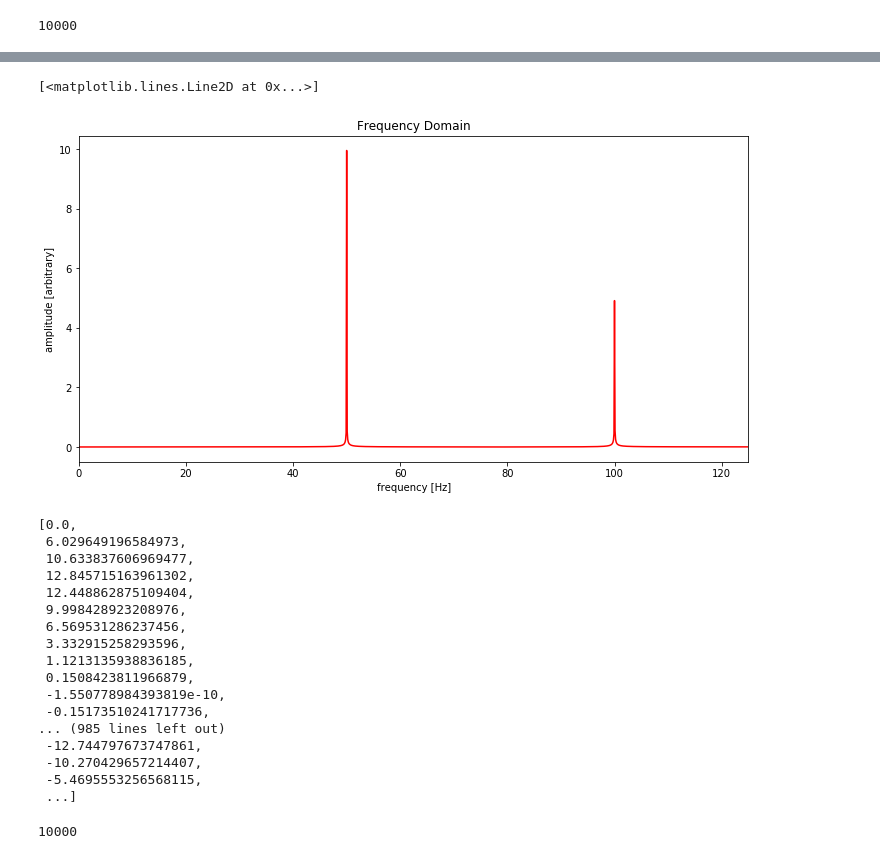
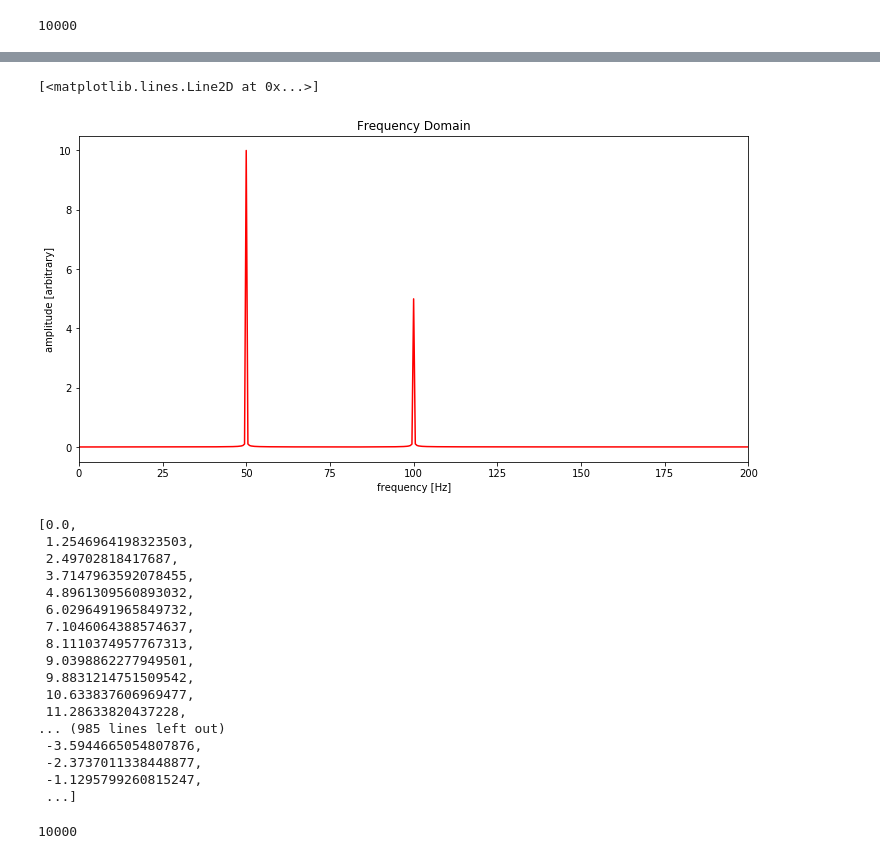
Before and after one commit to markkhusid/Python-Playground, a Jupyter notebook: Chapter 4/sineXHz/2sineXHz.ipynb, the cells around one changed output, grey strips where cells are left out. Drawn from its saved outputs; the diff is of its cells as text; code cells hidden in the pictures.

```diff
--- a/Chapter 4/sineXHz/2sineXHz.ipynb
+++ b/Chapter 4/sineXHz/2sineXHz.ipynb
@@ -7,12 +7,12 @@ import wave, math
 from matplotlib import pyplot as plt
 # %%
 # Variables
-sRate = 1000 # sample rate in Hertz
+sRate = 5000 # sample rate in Hertz
 freq1 = 50.0 # frequency of first sine wave
 freq2 = 100.0 # frequency of second sine wave
 amplitude1 = 10 # amplitude of first wave
 amplitude2 = 5 # amplitude of second wave
-numPeriods = 10 # number of periods of the sine waves
+numPeriods = 2 # number of periods of the sine waves
 numSamples = sRate * numPeriods # total number of samples
 # %%
 # Graphing helper function
@@ -132,30 +132,30 @@ frequencies = [(i*1.0/numSamples)*sRate for i in range(numSamples//2+1)]
 # %%
 setup_graph(x_label='frequency [Hz]', y_label='amplitude [arbitrary]',
             title='Frequency Domain', fig_size=(12,6))
-plt.xlim(0, 125)
+plt.xlim(0, 200)
 plt.plot(frequencies, magnitude, 'r')
 # %% [output]
 [<matplotlib.lines.Line2D at 0x...>]
-[figure, old version]
+[figure, new version]
 # %%
 sampled_fcomb
 # %% [output]
 [0.0,
- 6.029649196584973,
+ 1.2546964198323503,
+ 2.49702818417687,
+ 3.7147963592078455,
+ 4.8961309560893032,
+ 6.0296491965849732,
+ 7.1046064388574637,
+ 8.1110374957767313,
+ 9.0398862277949501,
+ 9.8831214751509542,
  10.633837606969477,
- 12.845715163961302,
- 12.448862875109404,
- 9.998428923208976,
- 6.569531286237456,
- 3.332915258293596,
- 1.1213135938836185,
- 0.1508423811966879,
- -1.550778984393819e-10,
- -0.15173510241717736,
+ 11.28633820437228,
 ... (985 lines left out)
- -12.744797673747861,
- -10.270429657214407,
- -5.4695553256568115,
+ -3.5944665054807876,
+ -2.3737011338448877,
+ -1.1295799260815247,
  ...]
 # %%
 len(sampled_fcomb)
```
Also changed, not shown: parts of 8 cells of this notebook, 11 other files.
